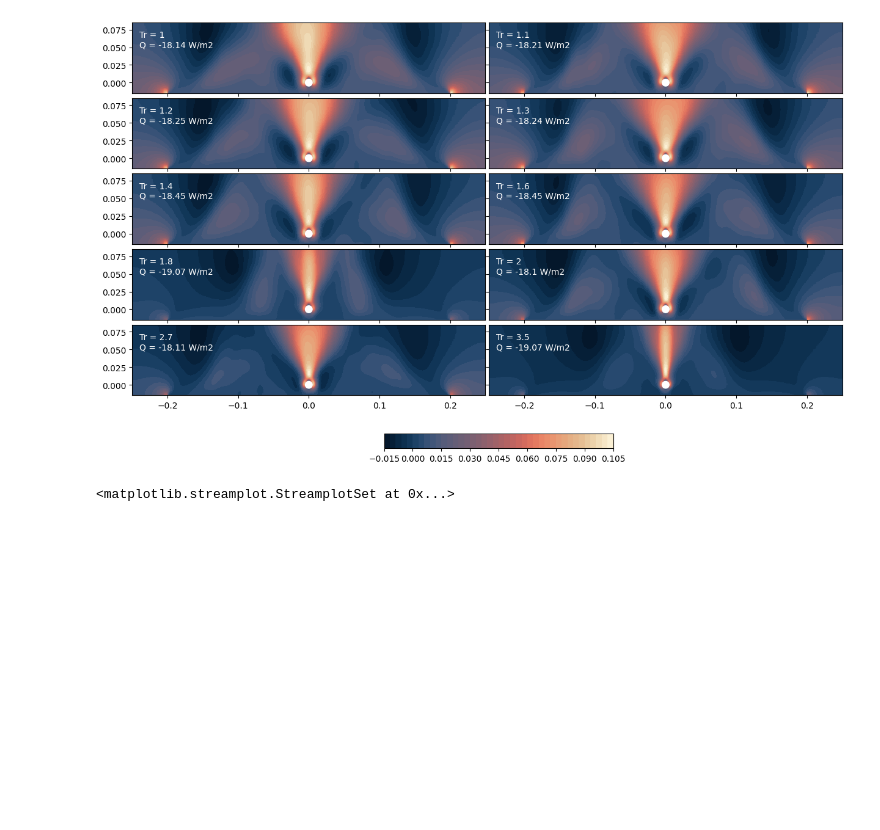
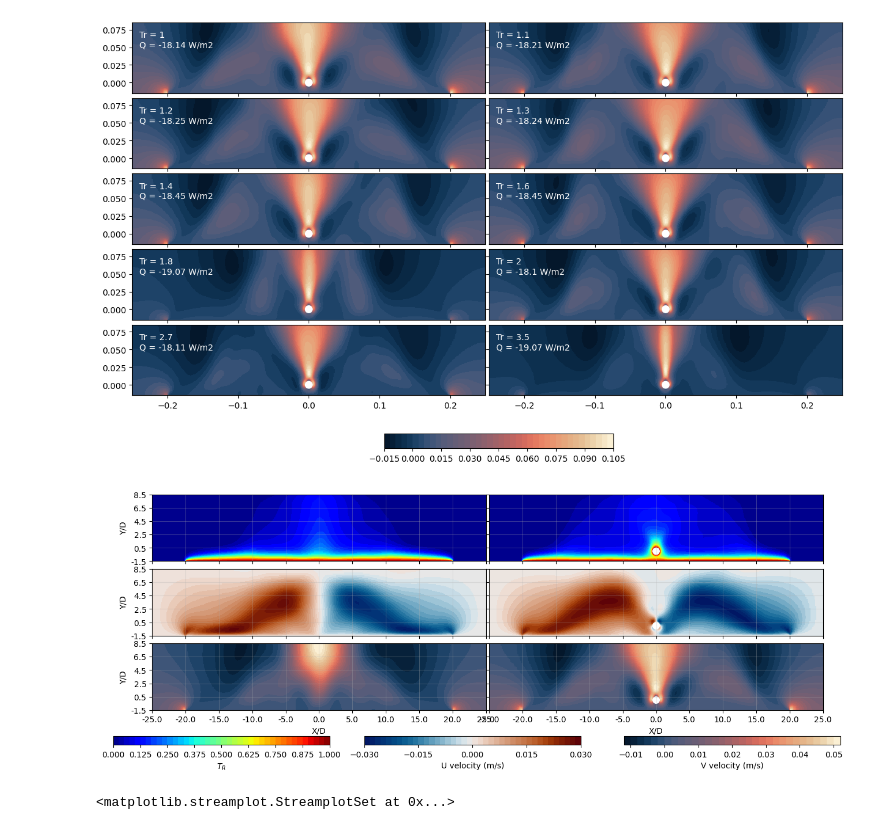
Before and after one commit to laurilano/lilahonours, a Jupyter notebook: WEEK11/OFFICIAL-CONTOURS-FromGrids.ipynb, the cells around one changed output. Cells and saved outputs as stored; diff of their text form; code cells hidden in the pictures; blank space fills up the shorter version.

```diff
--- a/WEEK11/OFFICIAL-CONTOURS-FromGrids.ipynb
+++ b/WEEK11/OFFICIAL-CONTOURS-FromGrids.ipynb
@@ -233,6 +276,8 @@ fig.subplots_adjust(hspace=0.02, wspace=0.01)  # Adjust space between plots
 
 for i, ax in enumerate(axes):
 
+    if i == 0:
+        continue
     #im = ax.imshow(All_si[i], cmap='turbo', vmin=298, vmax=325, extent=[XMIN, XMAX, YMIN, YMAX])
     im = ax.contourf(xgrid, ygrid, All_usi[i], cmap=cm.vik, levels=40, extent=[XMIN, XMAX, YMIN, YMAX])
     #ax.set_title("Tr = {}, Q = {} W/m2".format(cases[i], round(Qs[i], 2)))
@@ -260,7 +305,8 @@ fig.subplots_adjust(hspace=0.02, wspace=0.01)  # Adjust space between plots
 
 for i, ax in enumerate(axes):
 
-
+    if i == 0:
+        continue
     #im = ax.imshow(All_si[i], cmap='turbo', vmin=298, vmax=325, extent=[XMIN, XMAX, YMIN, YMAX])
     im = ax.contourf(xgrid, ygrid, All_vsi[i], cmap=cm.lipari, levels=40, extent=[XMIN, XMAX, YMIN, YMAX])
     #ax.set_title("Tr = {}, Q = {} W/m2".format(cases[i], round(Qs[i], 2)))
@@ -281,6 +327,91 @@ plt.colorbar(im, cax=cb_ax, orientation='horizontal', shrink=0.8, extend='max')
 # %% [output]
 <matplotlib.colorbar.Colorbar at 0x...>
 [figure]
+# %%
+fig, axes = plt.subplots(3, 2, figsize=(15, 5))
+axes = axes.ravel()  # Flatten the 2D array to 1D for easy indexing
+fig.subplots_adjust(hspace=0.02, wspace=0.01)  # Adjust space between plots
+
+#im = ax.imshow(All_si[i], cmap='turbo', vmin=298, vmax=325, extent=[XMIN, XMAX, YMIN, YMAX])
+im = axes[0].contourf(xgrid, ygrid, (All_si[0] - 298)/(All_si[0].max()-298), cmap='jet', levels=40, extent=[XMIN, XMAX, YMIN, YMAX])
+#ax.set_title("Tr = {}, Q = {} W/m2".format(cases[i], round(Qs[i], 2)))
+#axes[0].text(-0.24,0.05, "Tr = {} \nQ = {} W/m2".format(cases[0], round(Qs[0], 2)), color='w')
+axes[0].set_aspect('equal')
+
+im2 = axes[1].contourf(xgrid, ygrid, (All_si[1] - 298)/(All_si[1].max()-298), cmap='jet', levels=40, extent=[XMIN, XMAX, YMIN, YMAX])
+#ax.set_title("Tr = {}, Q = {} W/m2".format(cases[i], round(Qs[i], 2)))
+#axes[1].text(-0.24,0.05, "Tr = {} \nQ = {} W/m2".format(cases[1], round(Qs[1], 2)), color='w')
+axes[1].set_aspect('equal')
+circle = patches.Circle((0,0), radius=0.005, edgecolor='w', facecolor='w')
+axes[1].add_patch(circle)
+
+im3 = axes[2].contourf(xgrid, ygrid, All_usi[0], cmap=cm.vik, levels=40, extent=[XMIN, XMAX, YMIN, YMAX])
+#ax.set_title("Tr = {}, Q = {} W/m2".format(cases[i], round(Qs[i], 2)))
+#axes[2].text(-0.24,0.05, "Tr = {} \nQ = {} W/m2".format(cases[0], round(Qs[0], 2)), color='w')
+axes[2].set_aspect('equal')
+
+im4 = axes[3].contourf(xgrid, ygrid, All_usi[1], cmap=cm.vik, levels=40, extent=[XMIN, XMAX, YMIN, YMAX])
+#ax.set_title("Tr = {}, Q = {} W/m2".format(cases[i], round(Qs[i], 2)))
+#axes[3].text(-0.24,0.05, "Tr = {} \nQ = {} W/m2".format(cases[1], round(Qs[1], 2)), color='w')
+axes[3].set_aspect('equal')
+circle = patches.Circle((0,0), radius=0.005, edgecolor='w', facecolor='w')
+axes[3].add_patch(circle)
+
+im5 = axes[4].contourf(xgrid, ygrid, All_vsi[0], cmap=cm.lipari, levels=40, extent=[XMIN, XMAX, YMIN, YMAX])
+#ax.set_title("Tr = {}, Q = {} W/m2".format(cases[i], round(Qs[i], 2)))
+#axes[4].text(-0.24,0.05, "Tr = {} \nQ = {} W/m2".format(cases[0], round(Qs[0], 2)), color='w')
+axes[4].set_aspect('equal')
+
+im6 = axes[5].contourf(xgrid, ygrid, All_vsi[1], cmap=cm.lipari, levels=40, extent=[XMIN, XMAX, YMIN, YMAX])
+#ax.set_title("Tr = {}, Q = {} W/m2".format(cases[i], round(Qs[i], 2)))
+#axes[5].text(-0.24,0.05, "Tr = {} \nQ = {} W/m2".format(cases[1], round(Qs[1], 2)), color='w')
+axes[5].set_aspect('equal')
+circle = patches.Circle((0,0), radius=0.005, edgecolor='w', facecolor='w')
+axes[5].add_patch(circle)
+
+for i, ax in enumerate(axes):
+    ax.set_ylim([-0.015, 0.085])
+    ax.set_xlim([-0.25, 0.25])
+    ax.set_aspect('equal')
+    ax.grid(alpha=0.3)
+    # Manually set x ticks and labels
+    x_ticks = np.arange(-0.25, 0.26, 0.05)
+    x_labels = ['Zero', 'One', 'Two', 'Three']
+
+    ax.set_xticklabels(np.arange(XMIN/D, XMAX/D+0.1, 5))
+    ax.set_yticklabels(np.linspace(YMIN/D, YMAX/D, 6))
+
+    ax.set_xticks(x_ticks)
+    # Manually set y ticks and labels
+    y_ticks = np.arange(-0.015, 0.086, 0.02)
+    y_labels = ['Zero', 'Three', 'Six', 'Nine']
+    ax.set_yticks(y_ticks)
+
+    if i < 4:
+        ax.set_xticklabels([])
+    else:
+        ax.set_xlabel("X/D")
+    if i % 2 != 0:
+        ax.set_yticklabels([])
+    else:
+        ax.set_ylabel("Y/D")
+
+cb_ax = fig.add_axes([0.08, 0.0, 0.25, 0.03])
+cb = plt.colorbar(im, cax=cb_ax, orientation='horizontal', shrink=0.2, pad=0.7, label="$T_R$", extend='max')
+
+cb_ax = fig.add_axes([0.37, 0.0, 0.25, 0.03])
+cb2 = plt.colorbar(im3, cax=cb_ax, orientation='horizontal', shrink=0.2, pad=0.7, label="U velocity (m/s)")
+tick_locations = np.arange(-0.03,0.0301,0.015)
+cb2.set_ticks(tick_locations)
+
+cb_ax = fig.add_axes([0.67, 0.0, 0.25, 0.03])
+cb3 = plt.colorbar(im5, cax=cb_ax, orientation='horizontal', shrink=0.2, pad=0.7, label="V velocity (m/s)", extend='max')
+tick_locations = np.arange(-0.01,0.051,0.01)
+cb3.set_ticks(tick_locations)
+
+plt.savefig("./compare-cyl-no-cyl.png", bbox_inches='tight', dpi=500)
+# %% [output]
+[figure, added]
 # %%
 plt.figure(figsize=(8, 6))
 plt.streamplot(np.sort(xgrid), np.sort(ygrid), All_usi[i], All_usi[i], color=np.sqrt(All_usi[i]**2 + All_vsi[i]**2), density=3, cmap='plasma', linewidth=1)
```
Also changed, not shown: parts of 6 cells of this notebook, 3 other files.
